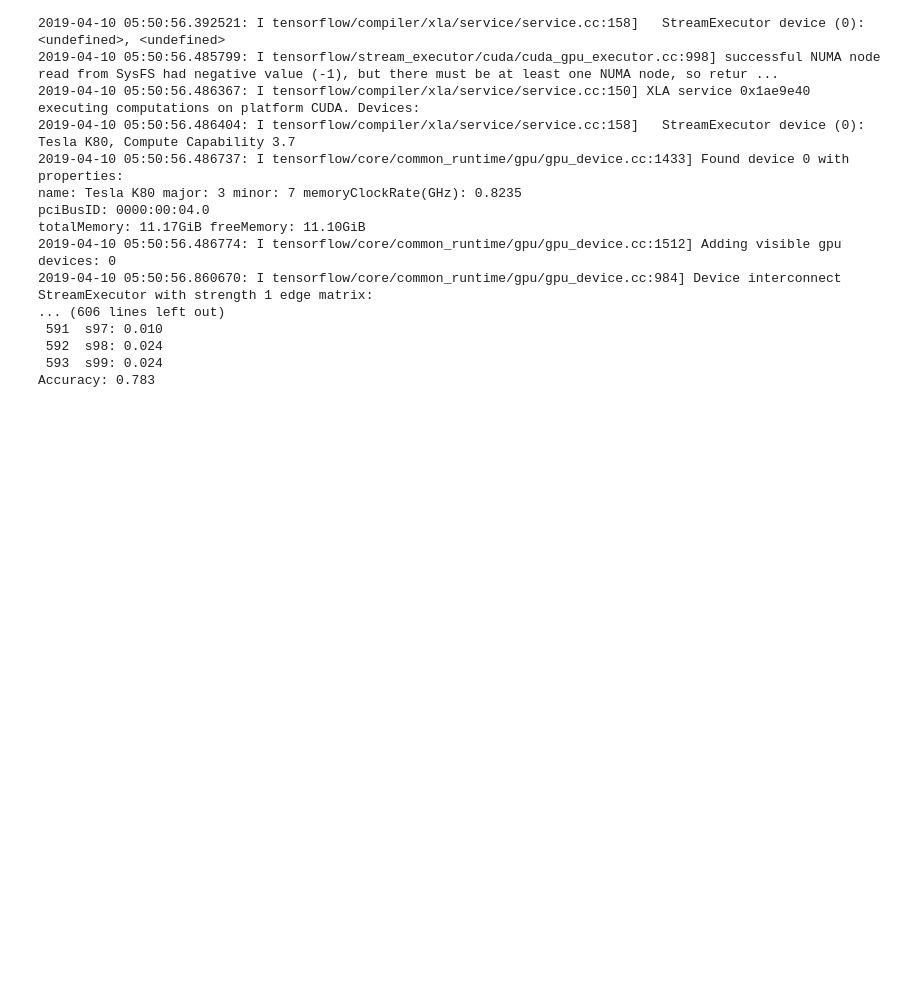
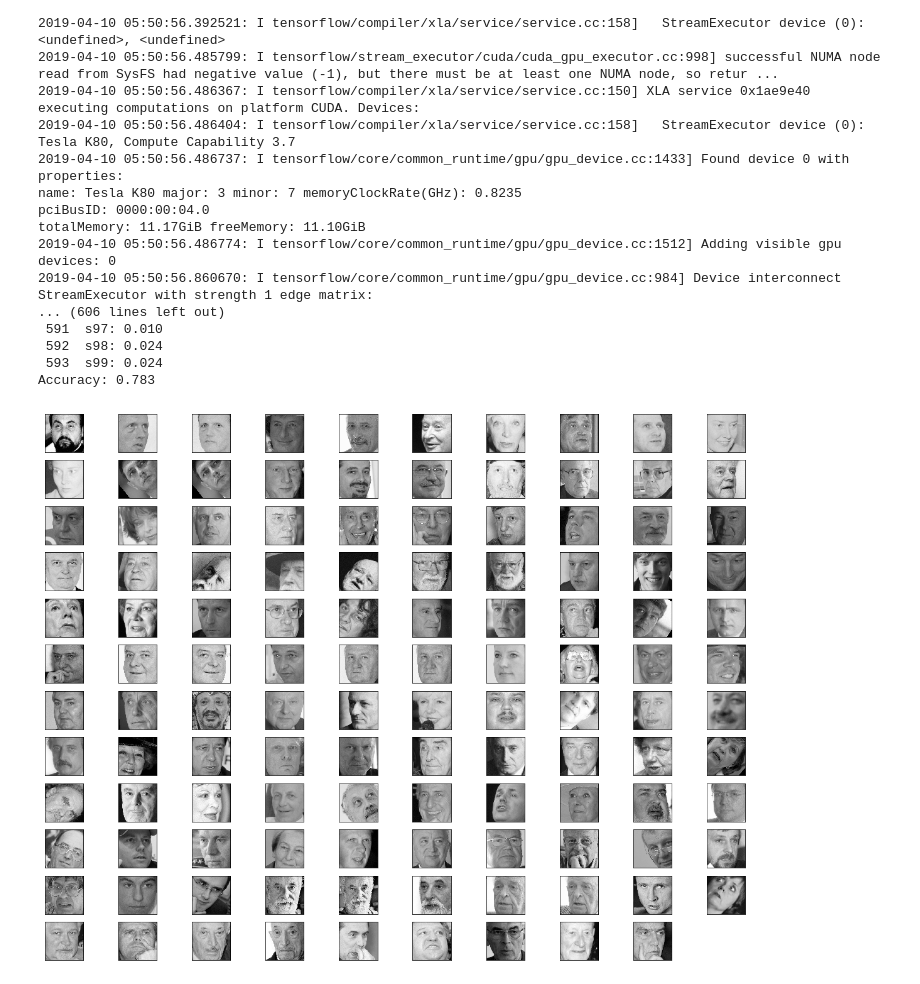
Before and after one commit to srdg/UFIFacerec, a Jupyter notebook: UFI_Facenet.ipynb, the cells around one changed output. Saved outputs shown, nothing was run; the diff lists cells and outputs as text; code cells hidden in the pictures; blank space fills up the shorter version.

```diff
--- a/UFI_Facenet.ipynb
+++ b/UFI_Facenet.ipynb
@@ -151,0 +118,35 @@ Accuracy: 0.783
+# %%
+def file_parser(filename):
+  '''
+  Parser for the training and testing logs
+  while aligning the images.
+  Accepts the log filename with full path as
+  argument.
+  Returns a list containing the full paths to
+  the image files that were not aligned successfully.
+  '''
+  f = open(filename,"r")
+  unaligned_img_files=[]
+  for line in f:
+    if line.startswith("Unable to align"):
+      unaligned_img_files.append(line[line.find('"')+1:][:-2])
+  f.close()
+  return unaligned_img_files
+# %%
+unaligned_training_files = file_parser("training_align.log")
+# %%
+import matplotlib.pyplot as plt
+import cv2
+%matplotlib inline
+fig = plt.figure(figsize=(16,16))
+for i in range(119):
+  plt.subplot(12,10,i+1)
+  plt.grid(False)
+  plt.xticks([])
+  plt.yticks([])
+  if i==120:
+    continue
+  plt.imshow(cv2.imread(unaligned_training_files[i]),cmap='gray', vmin=0, vmax=255)
+  plt.subplots_adjust(left=1,right=2)
+# %% [output]
+[figure, added]
```
Also changed, not shown: parts of 9 cells of this notebook.
